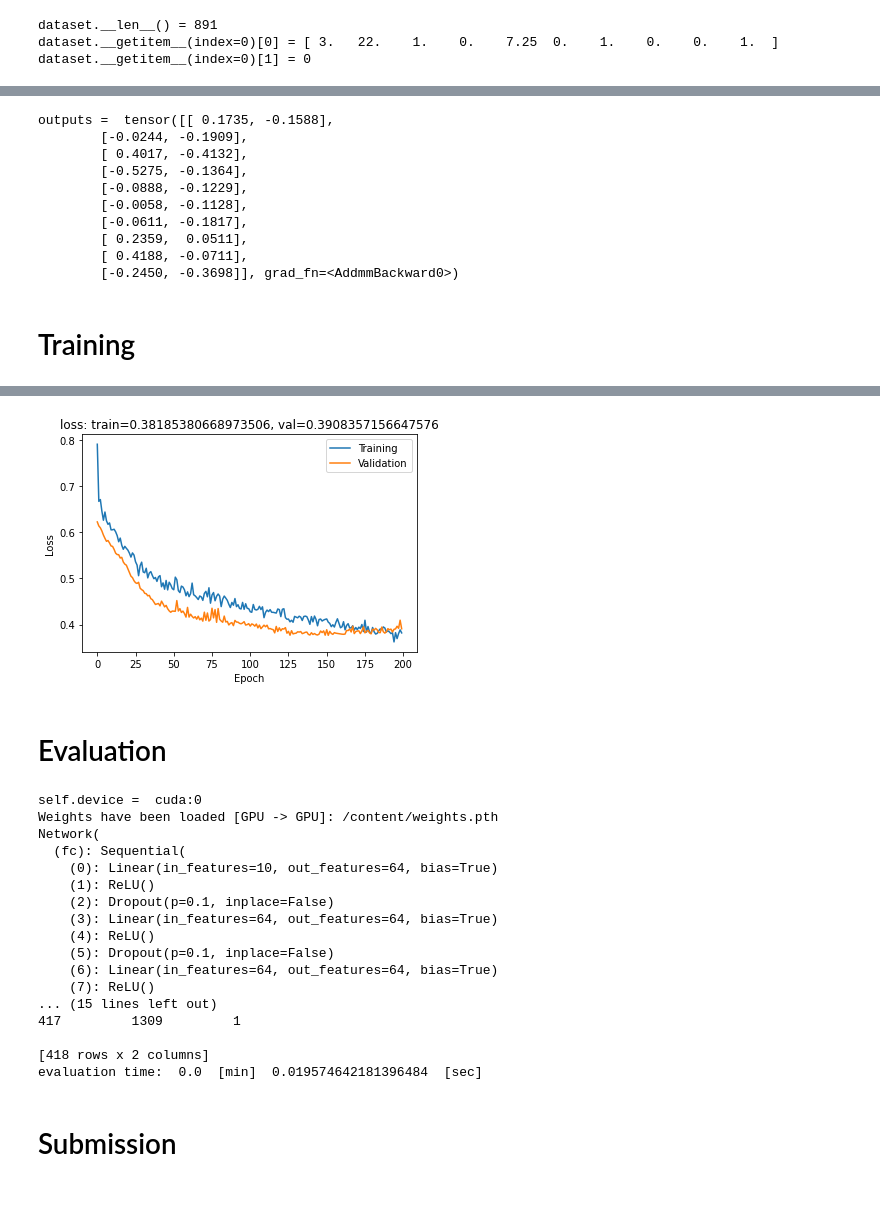
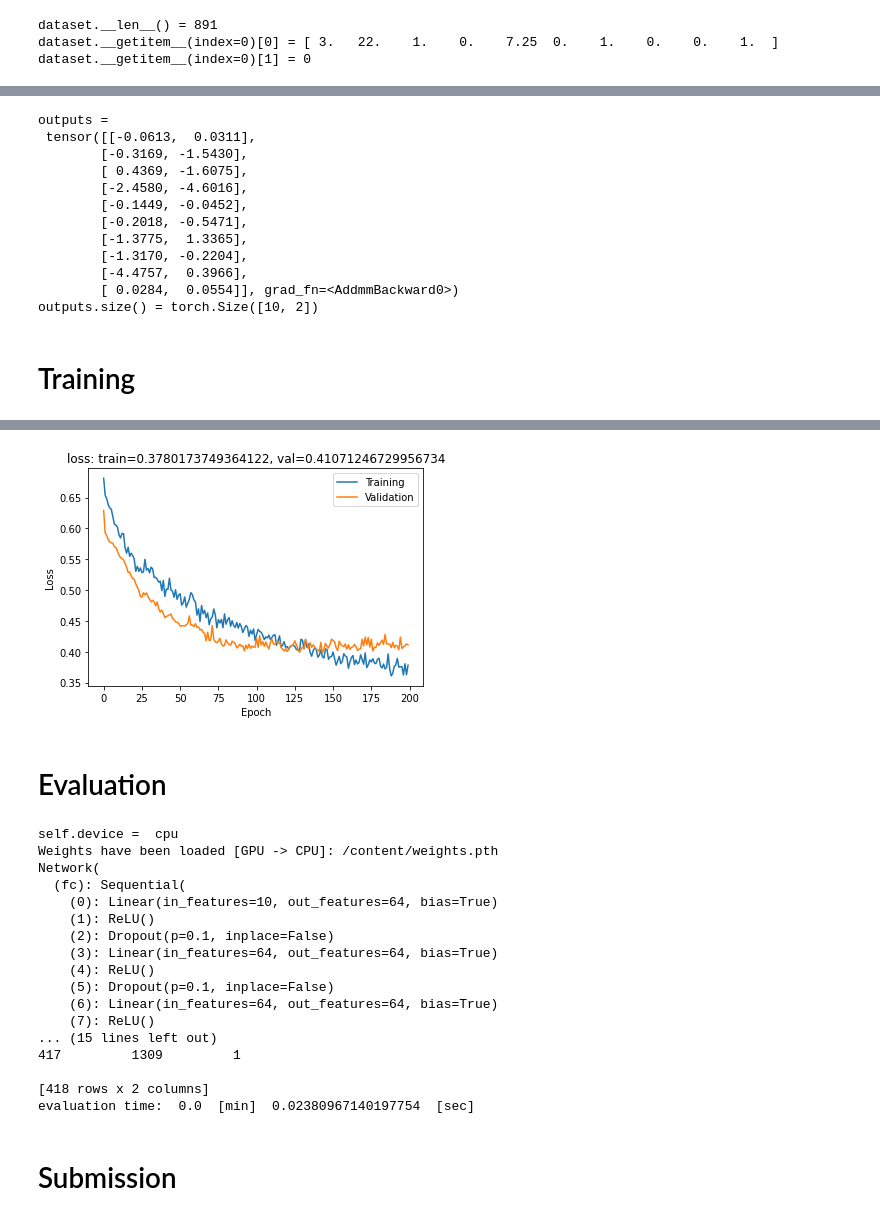
Before and after one commit to ozakiryota/kaggle, a Jupyter notebook: titanic/titanic_dnn.ipynb, the cells around one changed output, grey strips where cells are left out. Drawn from its saved outputs; the diff is of its cells as text; code cells hidden in the pictures.

```diff
--- a/titanic/titanic_dnn.ipynb
+++ b/titanic/titanic_dnn.ipynb
@@ -88,7 +95,7 @@ import pandas as pd
 
 def makeDataList(csv_path):
     datalist = pd.read_csv(csv_path)
-    datalist = datalist.drop(["PassengerId", "Name", "Ticket", "Cabin"], axis=1)
+    datalist = datalist.drop(["Name", "Ticket", "Cabin"], axis=1)
     # datalist["Sex"] = datalist["Sex"].replace("male", 0)
     # datalist["Sex"] = datalist["Sex"].replace("female", 1)
     # datalist["Embarked"] = datalist["Embarked"].replace("C", 0)
@@ -96,7 +103,6 @@ def makeDataList(csv_path):
     # datalist["Embarked"] = datalist["Embarked"].replace("S", 2)
     datalist = pd.get_dummies(datalist)
     datalist = datalist.fillna(-1)
-
     return datalist
 # %%
 ## TEST
@@ -149,20 +155,21 @@ import numpy as np
 
 import torch.utils.data as data
 
-class Dataset(data.Dataset):
+class DatasetMaker(data.Dataset):
     def __init__(self, datalist):
-        self.datalist = datalist
+        self.input_datalist = datalist.drop(["PassengerId", "Survived"], axis=1).values.astype(np.float32)
+        self.label_datalist = datalist["Survived"].values.astype(np.long)
 
     def __len__(self):
-        return len(self.datalist.values)
+        return len(self.input_datalist)
 
     def __getitem__(self, index):
-        inputs = self.datalist.drop(["Survived"], axis=1).values[index].astype(np.float32)
-        labels = self.datalist["Survived"].values[index].astype(np.long)
+        inputs = self.input_datalist[index]
+        labels = self.label_datalist[index]
         return inputs, labels
 # %%
 ## TEST
-dataset = Dataset(datalist)
+dataset = DatasetMaker(datalist)
 print("dataset.__len__() =", dataset.__len__())
 print("dataset.__getitem__(index=0)[0] =", dataset.__getitem__(index=0)[0])
 print("dataset.__getitem__(index=0)[1] =", dataset.__getitem__(index=0)[1])
@@ -228,18 +235,21 @@ class Network(nn.Module):
 ## TEST
 net = Network(len(dataset.__getitem__(index=0)[0]), 64, 2, dropout_rate=0.1)
 outputs = net(inputs)
-print("outputs = ", outputs)
+print("outputs = \n", outputs)
+print("outputs.size() =", outputs.size())
 # %% [output]
-outputs =  tensor([[ 0.1735, -0.1588],
-        [-0.0244, -0.1909],
-        [ 0.4017, -0.4132],
-        [-0.5275, -0.1364],
-        [-0.0888, -0.1229],
-        [-0.0058, -0.1128],
-        [-0.0611, -0.1817],
-        [ 0.2359,  0.0511],
-        [ 0.4188, -0.0711],
-        [-0.2450, -0.3698]], grad_fn=<AddmmBackward0>)
+outputs =
+ tensor([[-0.0613,  0.0311],
+        [-0.3169, -1.5430],
+        [ 0.4369, -1.6075],
+        [-2.4580, -4.6016],
+        [-0.1449, -0.0452],
+        [-0.2018, -0.5471],
+        [-1.3775,  1.3365],
+        [-1.3170, -0.2204],
+        [-4.4757,  0.3966],
+        [ 0.0284,  0.0554]], grad_fn=<AddmmBackward0>)
+outputs.size() = torch.Size([10, 2])
 # %% [markdown]
 # Training
 # %%
@@ -255,12 +265,12 @@ import torch.optim as optim
 class Trainer:
     def __init__(self, csv_path, num_epochs, batch_size, lr, save_weights_path):
         self.device = torch.device("cuda:0" if torch.cuda.is_available() else "cpu")
-        print("self.device = ", self.device)
+        print("self.device =", self.device)
 
         datalist = makeDataList(csv_path)
         train_datalist, val_datalist = train_test_split(datalist, test_size=0.1, random_state=1234, shuffle=True)
-        train_dataset = Dataset(train_datalist)
-        val_dataset = Dataset(val_datalist)
+        train_dataset = DatasetMaker(train_datalist)
+        val_dataset = DatasetMaker(val_datalist)
         train_dataloader = torch.utils.data.DataLoader(train_dataset, batch_size=batch_size, shuffle=True, drop_last=True)
         val_dataloader = torch.utils.data.DataLoader(val_dataset, batch_size=batch_size, shuffle=False, drop_last=False)
 
@@ -279,6 +289,7 @@ class Trainer:
         record_train_loss = []
         record_val_loss = []
         record_loss_dict = {"train": [], "val": []}
+        min_loss_epoch = 0.0
         ## loop
         for epoch in range(self.num_epochs):
             if epoch == 0 or not (epoch+1) % (num_epochs // 10):
@@ -291,8 +302,10 @@ class Trainer:
                     self.net.train()
                 else:
                     self.net.eval()
-                ## record
+                ## buffer
                 loss_epoch = 0.0
+                num_inputs_epoch = 0
+                ## mini-batch
                 for inputs, labels in self.dataloaders_dict[phase]:
                     inputs = inputs.to(self.device)
                     labels = labels.to(self.device)
@@ -307,15 +320,18 @@ class Trainer:
                         if phase == "train":
                             loss.backward()
                             self.optimizer.step()
-                    ## add loss
+                    ## add
                     loss_epoch += loss.item() * inputs.size(0)
+                    num_inputs_epoch += inputs.size(0)
                 ## average loss
                 loss_epoch = loss_epoch / len(self.dataloaders_dict[phase].dataset)
                 record_loss_dict[phase].append(loss_epoch)
                 if epoch == 0 or not (epoch+1) % (num_epochs // 10):
                     print("{} Loss: {:.4f}".format(phase, loss_epoch))
-        ## save
-        torch.save(self.net.state_dict(), save_weights_path)
+            ## save
+            if epoch == 0 or record_loss_dict["val"][-1] < min_loss_epoch:
+                min_loss_epoch = record_loss_dict["val"][-1]
+                torch.save(self.net.state_dict(), save_weights_path)
         ## time
         mins = (time.time() - start_clock) // 60
         secs = (time.time() - start_clock) % 60
@@ -363,4 +379,4 @@ training time:  4.0  [min]  48.64372658729553  [sec]
-[figure, old version]
+[figure, new version]
 # %% [markdown]
 # Evaluation
 # %%
@@ -374,11 +390,9 @@ class Evaluator:
         self.device = torch.device("cuda:0" if torch.cuda.is_available() else "cpu")
         print("self.device = ", self.device)
 
-        self.csv_path = csv_path
         self.save_csv_path = save_csv_path
         self.datalist = makeDataList(csv_path)
-
-        self.net = Network(self.datalist.shape[1], 64, 2, dropout_rate=0.1)
+        self.net = Network(self.datalist.drop("PassengerId", axis=1).values.shape[1], 64, 2, dropout_rate=0.1)
         self.net.to(self.device)
         if torch.cuda.is_available():
             loaded_weights = torch.load(weights_path)
@@ -395,7 +409,7 @@ class Evaluator:
         ## setting
         self.net.eval()
         ## ndarray -> tensor
-        inputs = torch.from_numpy(self.datalist.values.astype(np.float32))
+        inputs = torch.from_numpy(self.datalist.drop("PassengerId", axis=1).values.astype(np.float32))
         inputs = inputs.to(self.device)
         ## forward
         with torch.no_grad():
@@ -409,8 +423,7 @@ class Evaluator:
         print ("evaluation time: ", mins, " [min] ", secs, " [sec]")
 
     def writeCSV(self, outputs):
-        test_df = pd.read_csv(self.csv_path)
-        result_df = pd.DataFrame({"PassengerId": test_df["PassengerId"].values, "Survived": outputs.cpu().detach().numpy()})
+        result_df = pd.DataFrame({"PassengerId": self.datalist["PassengerId"].values, "Survived": outputs.cpu().detach().numpy()})
         result_df.to_csv(self.save_csv_path, index=False)
         print(result_df)
 
@@ -422,8 +435,8 @@ save_csv_path = "/content/submission.csv"
 evaluator = Evaluator(csv_path, weights_path, save_csv_path)
 evaluator.evaluate()
 # %% [output]
-self.device =  cuda:0
-Weights have been loaded [GPU -> GPU]: /content/weights.pth
+self.device =  cpu
+Weights have been loaded [GPU -> CPU]: /content/weights.pth
 Network(
   (fc): Sequential(
     (0): Linear(in_features=10, out_features=64, bias=True)
@@ -438,7 +451,7 @@ Network(
 417         1309         1
 
 [418 rows x 2 columns]
-evaluation time:  0.0  [min]  0.019574642181396484  [sec]
+evaluation time:  0.0  [min]  0.02380967140197754  [sec]
 # %% [markdown]
 # Submission
 # %%
```
Also changed, not shown: parts of 9 cells of this notebook.
